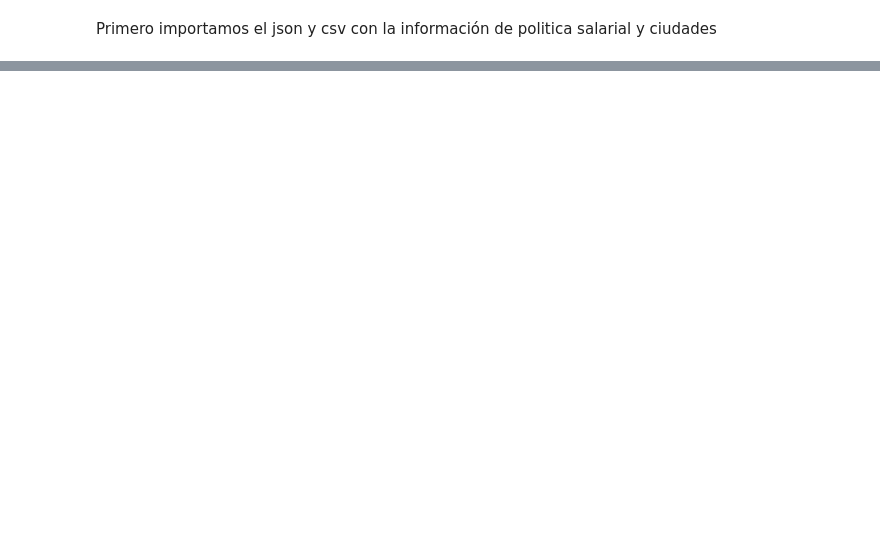
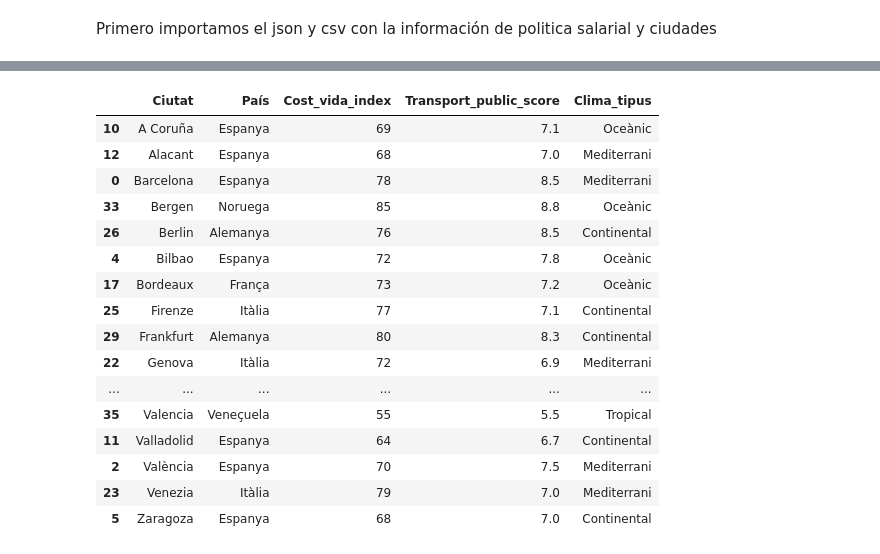
Before and after one commit to noelcarrionmatias/IT_Data, a Jupyter notebook: Especializacion/8_Sprint/ejercicios_s8.ipynb, the cells around one changed output, grey strips where cells are left out. Drawn from its saved outputs; the diff is of its cells as text; code cells hidden in the pictures; blank space fills up the shorter version.

```diff
--- a/Especializacion/8_Sprint/ejercicios_s8.ipynb
+++ b/Especializacion/8_Sprint/ejercicios_s8.ipynb
@@ -1870,3 +1865,25 @@ ciutat_context.sample(10)
+# %%
+ciutat_context['Ciutat'] = ciutat_context['Ciutat'].str.replace('A Coru\\u00f1a','A Coruña')
+# %%
+ciutat_context.sort_values(by='Ciutat')
+# %% [output]
+|  | Ciutat | País | Cost_vida_index | Transport_public_score | Clima_tipus |
+| 10 | A Coruña | Espanya | 69 | 7.1 | Oceànic |
+| 12 | Alacant | Espanya | 68 | 7.0 | Mediterrani |
+| 0 | Barcelona | Espanya | 78 | 8.5 | Mediterrani |
+| 33 | Bergen | Noruega | 85 | 8.8 | Oceànic |
+| 26 | Berlin | Alemanya | 76 | 8.5 | Continental |
+| 4 | Bilbao | Espanya | 72 | 7.8 | Oceànic |
+| 17 | Bordeaux | França | 73 | 7.2 | Oceànic |
+| 25 | Firenze | Itàlia | 77 | 7.1 | Continental |
+| 29 | Frankfurt | Alemanya | 80 | 8.3 | Continental |
+| 22 | Genova | Itàlia | 72 | 6.9 | Mediterrani |
+| ... | ... | ... | ... | ... | ... |
+| 35 | Valencia | Veneçuela | 55 | 5.5 | Tropical |
+| 11 | Valladolid | Espanya | 64 | 6.7 | Continental |
+| 2 | València | Espanya | 70 | 7.5 | Mediterrani |
+| 23 | Venezia | Itàlia | 79 | 7.0 | Mediterrani |
+| 5 | Zaragoza | Espanya | 68 | 7.0 | Continental |
 # %%
 ciutat_context.info()
 # %% [output]
```
Also changed, not shown: parts of 59 cells of this notebook.
